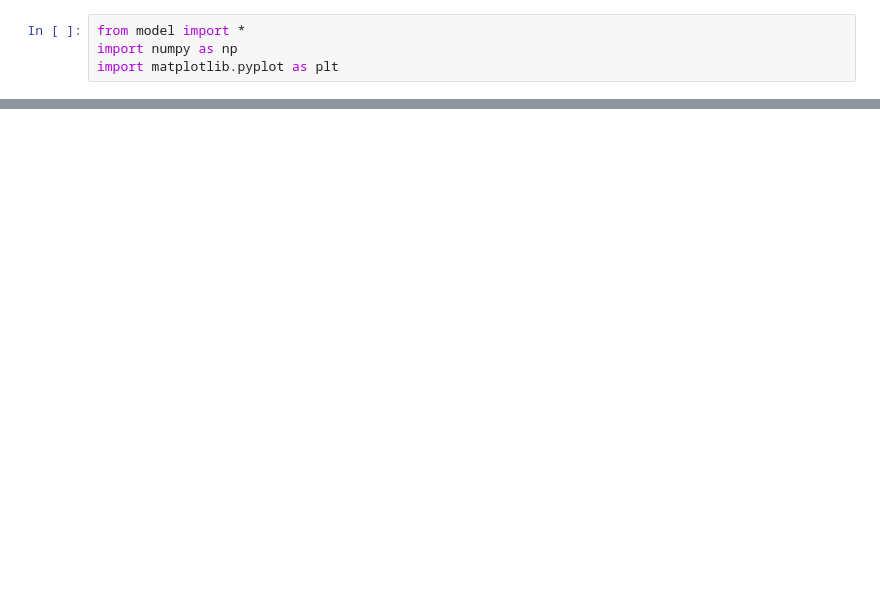
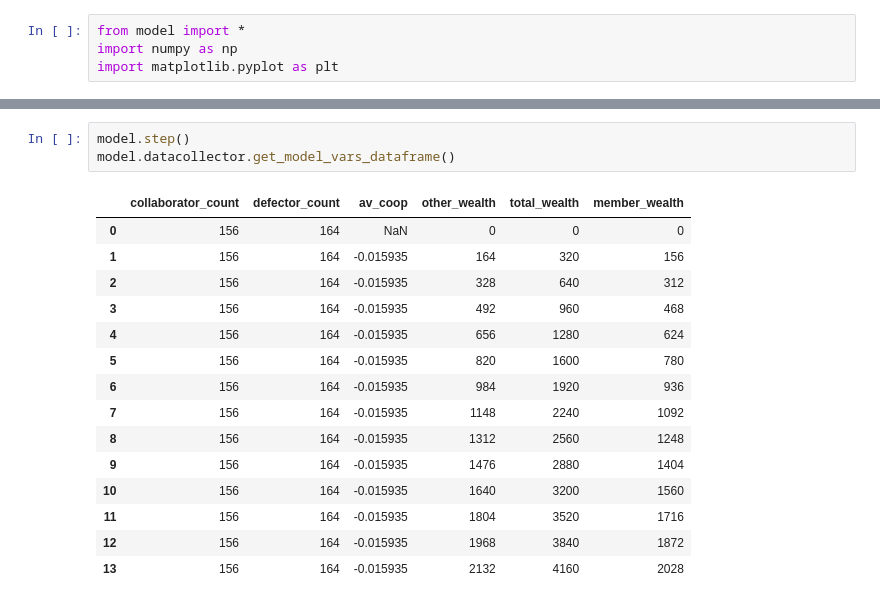
Before and after one commit to charelF/ABM, a Jupyter notebook: model/test.ipynb, the cells around one changed output, grey strips where cells are left out. Saved outputs shown, nothing was run; the diff lists cells and outputs as text; blank space fills up the shorter version.

```diff
--- a/model/test.ipynb
+++ b/model/test.ipynb
@@ -20,0 +23,19 @@ plt.scatter([a.unique_id for a in model.agents if a.strategy == 1], [a.wealth fo
+# %%
+model.step()
+model.datacollector.get_model_vars_dataframe()
+# %% [output]
+|  | collaborator_count | defector_count | av_coop | other_wealth | total_wealth | member_wealth |
+| 0 | 156 | 164 | NaN | 0 | 0 | 0 |
+| 1 | 156 | 164 | -0.015935 | 164 | 320 | 156 |
+| 2 | 156 | 164 | -0.015935 | 328 | 640 | 312 |
+| 3 | 156 | 164 | -0.015935 | 492 | 960 | 468 |
+| 4 | 156 | 164 | -0.015935 | 656 | 1280 | 624 |
+| 5 | 156 | 164 | -0.015935 | 820 | 1600 | 780 |
+| 6 | 156 | 164 | -0.015935 | 984 | 1920 | 936 |
+| 7 | 156 | 164 | -0.015935 | 1148 | 2240 | 1092 |
+| 8 | 156 | 164 | -0.015935 | 1312 | 2560 | 1248 |
+| 9 | 156 | 164 | -0.015935 | 1476 | 2880 | 1404 |
+| 10 | 156 | 164 | -0.015935 | 1640 | 3200 | 1560 |
+| 11 | 156 | 164 | -0.015935 | 1804 | 3520 | 1716 |
+| 12 | 156 | 164 | -0.015935 | 1968 | 3840 | 1872 |
+| 13 | 156 | 164 | -0.015935 | 2132 | 4160 | 2028 |
```
Also changed, not shown: parts of 3 cells of this notebook, 2 other files.
